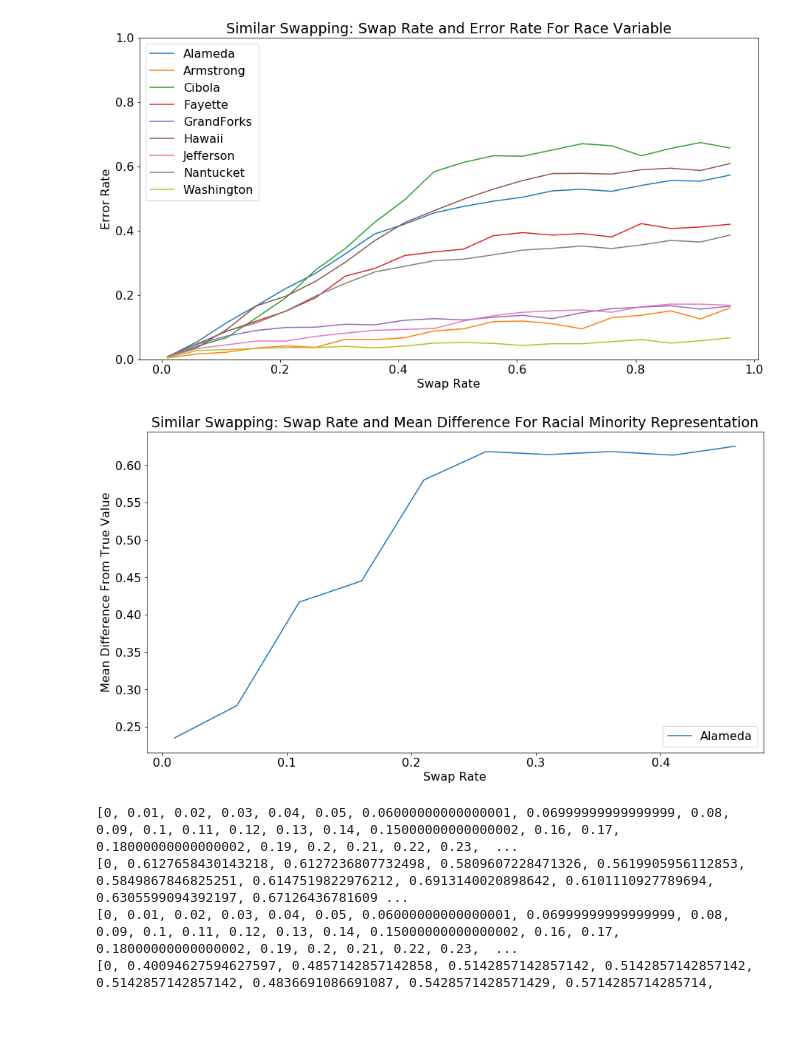
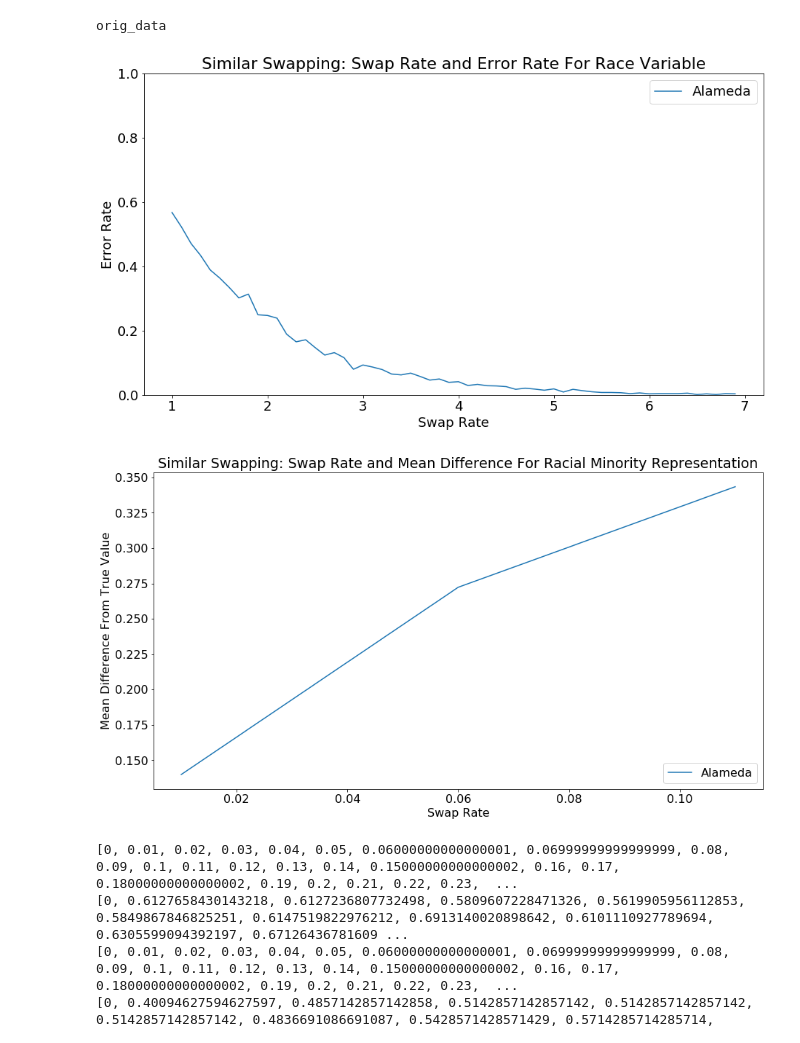
Before and after one commit to sarahrad17/census_v1, a Jupyter notebook: accuracy_measure/FINALACCURACIES.ipynb, the cells around one changed output. Cells and saved outputs as stored; diff of their text form; code cells hidden in the pictures; blank space fills up the shorter version.

```diff
--- a/accuracy_measure/FINALACCURACIES.ipynb
+++ b/accuracy_measure/FINALACCURACIES.ipynb
@@ -9,35 +9,36 @@ from collections import Counter
 # %%
 counties = ['Alameda', 'Armstrong', 'Cibola', 'Fayette', 'GrandForks', 'Hawaii', 'Jefferson', 'Nantucket', 'Washington']
 counties = ['Alameda']
 plt.figure(figsize=(15,8))
 for county in counties:
 
     #dp_df = pd.read_csv (r'data/'+county+'/dp/'+county+'.csv')
     swap_x = []
     swap_y = []
 
-    swap_df = pd.read_csv (r'accuracy_data/'+county+'/similar/similar.csv')
+    swap_df = pd.read_csv (r'accuracy_data/'+county+'/dp/dp.csv')
     #for i, row in dp_df.iterrows():
     for i, row in swap_df.iterrows():
         if 'orig'in row['filename']:
             print('orig_data')
         else:
             swap_x.append(float(row['filename'][6:len(row['filename'])-4]))
             swap_y.append(row['race_mismatch']/row['total_row_number'])
 
 
     axes= plt.axes()
     #axes.set_xticks([0, .1, .2, .3, .4, .5, .6, .7, .8, .9, 1])
     plt.xlabel('Swap Rate')
     plt.ylim([0,1])
     plt.ylabel('Error Rate')
     plt.title('Similar Swapping: Swap Rate and Error Rate For Race Variable')
     plt.plot(swap_x, swap_y, label=county)
     handles, labels = axes.get_legend_handles_labels()
     axes.legend(handles, labels)
     plt.savefig('test1.png')
 # %% [output]
+orig_data
-[figure, old version]
+[figure, new version]
 # %%
 #import packages
 import csv
@@ -73,7 +74,7 @@ for county in counties:
     axes.legend(handles, labels,loc='lower right')
     plt.savefig('test1.png')
 # %% [output]
-[figure, old version]
+[figure, new version]
 # %%
 counties = ['Alameda', 'Armstrong', 'Cibola', 'Fayette']
 
```
Also changed, not shown: parts of 1 cell of this notebook, 13 other files.
